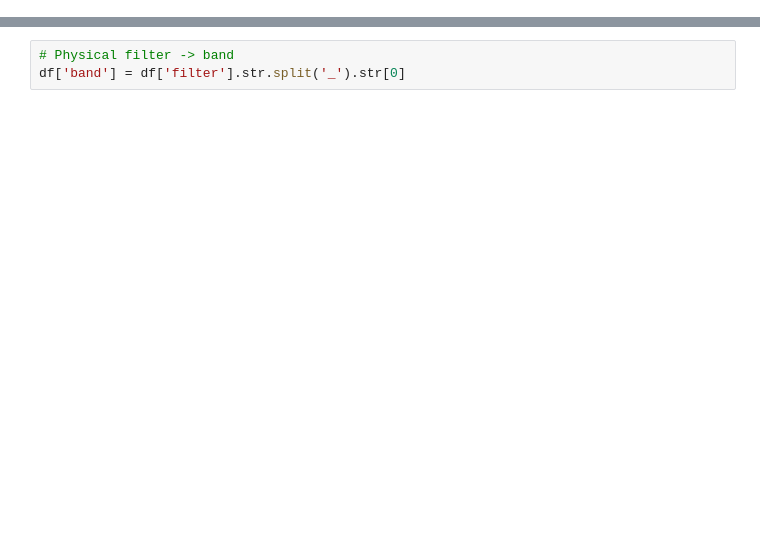
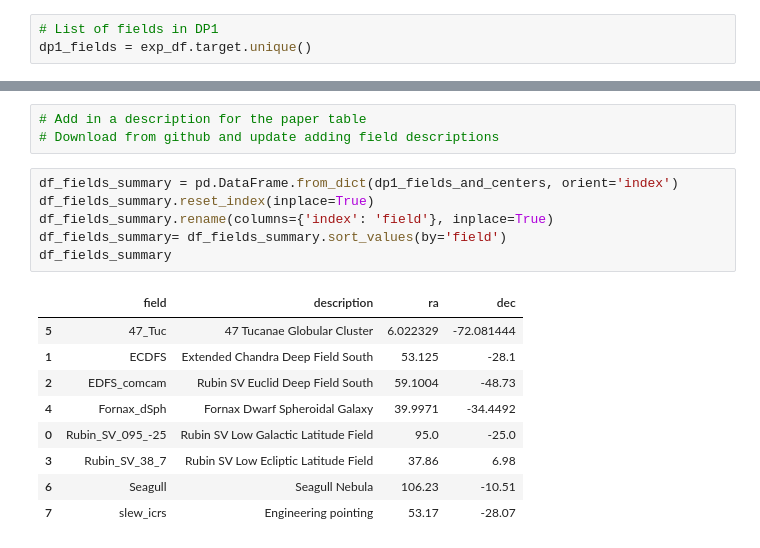
Before and after one commit to lsst/rtn-095, a Jupyter notebook: notebooks/dp1_fields_summary.ipynb, the cells around one changed output, grey strips where cells are left out. Drawn from its saved outputs; the diff is of its cells as text; blank space fills up the shorter version.

```diff
--- a/notebooks/dp1_fields_summary.ipynb
+++ b/notebooks/dp1_fields_summary.ipynb
@@ -49,0 +64,3 @@ exposures.count()
+# %%
+# List of fields in DP1
+dp1_fields = exp_df.target.unique()
@@ -61,4 +159,20 @@ assert len(df) == exposures.count()
-# %%
-# Physical filter -> band
-df['band'] = df['filter'].str.split('_').str[0]
+# %%
+# Add in a description for the paper table
+# Download from github and update adding field descriptions
+# %%
+df_fields_summary = pd.DataFrame.from_dict(dp1_fields_and_centers, orient='index')
+df_fields_summary.reset_index(inplace=True)
+df_fields_summary.rename(columns={'index': 'field'}, inplace=True)
+df_fields_summary= df_fields_summary.sort_values(by='field')
+df_fields_summary
+# %% [output]
+|  | field | description | ra | dec |
+| 5 | 47_Tuc | 47 Tucanae Globular Cluster | 6.022329 | -72.081444 |
+| 1 | ECDFS | Extended Chandra Deep Field South | 53.125 | -28.1 |
+| 2 | EDFS_comcam | Rubin SV Euclid Deep Field South | 59.1004 | -48.73 |
+| 4 | Fornax_dSph | Fornax Dwarf Spheroidal Galaxy | 39.9971 | -34.4492 |
+| 0 | Rubin_SV_095_-25 | Rubin SV Low Galactic Latitude Field | 95.0 | -25.0 |
+| 3 | Rubin_SV_38_7 | Rubin SV Low Ecliptic Latitude Field | 37.86 | 6.98 |
+| 6 | Seagull | Seagull Nebula | 106.23 | -10.51 |
+| 7 | slew_icrs | Engineering pointing | 53.17 | -28.07 |
 # %%
```
Also changed, not shown: parts of 17 cells of this notebook.
